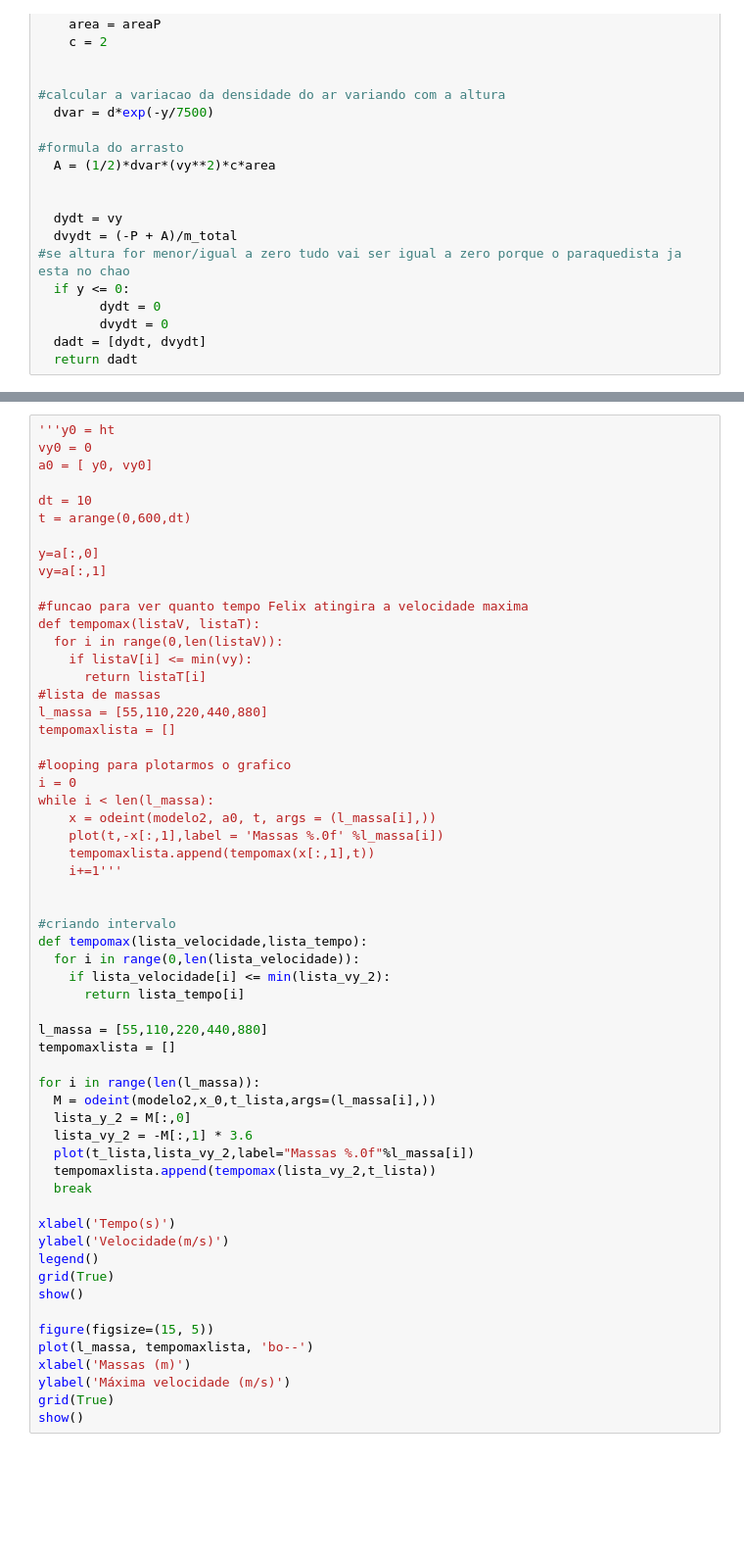
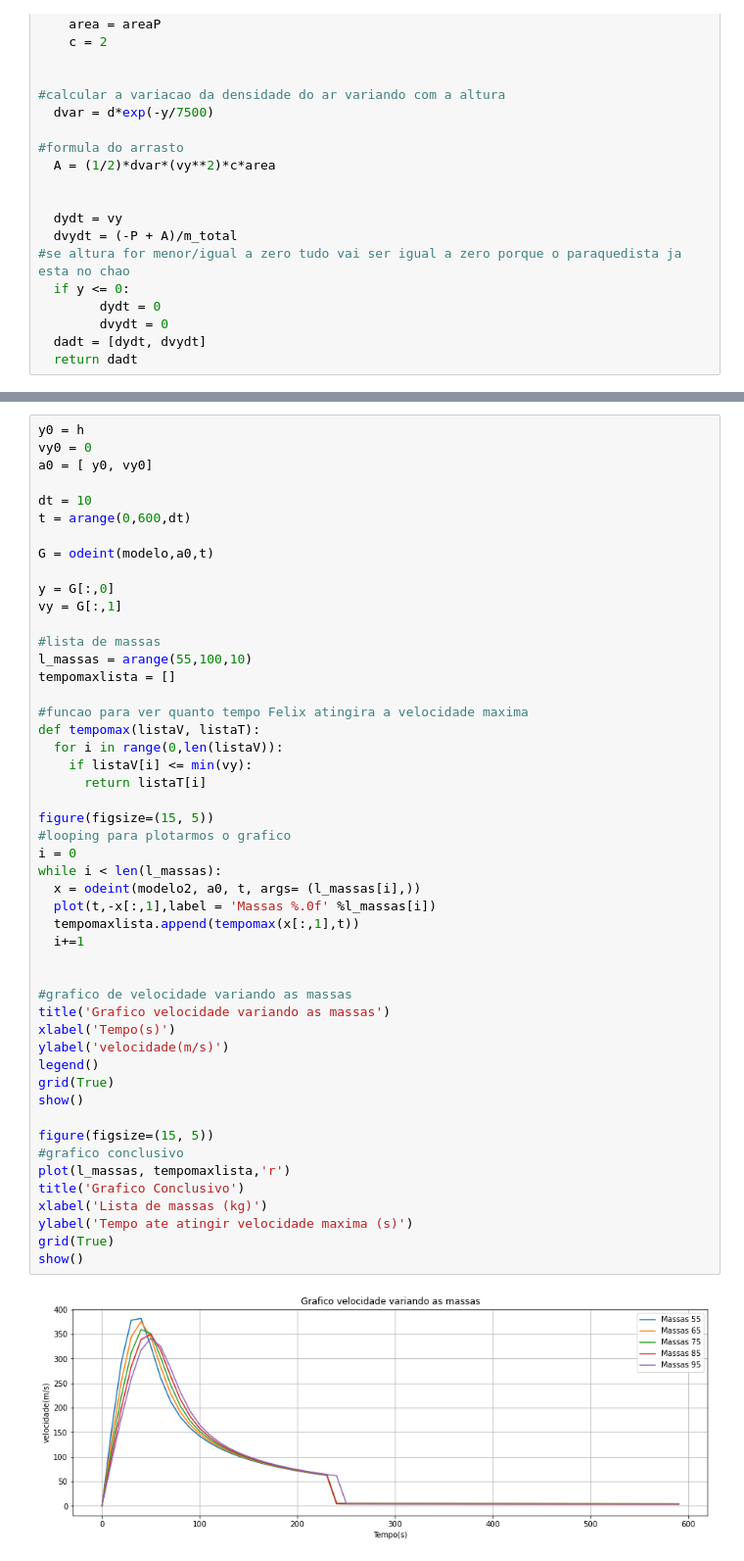
Before and after one commit to BuenoGabs/Projeto-3-Modelos-Mec-nicos-, a Jupyter notebook: p3.ipynb, the cells around one changed output, grey strips where cells are left out. Shown at 98% size. Cells and saved outputs as stored; diff of their text form; blank space fills up the shorter version.

```diff
--- a/p3.ipynb
+++ b/p3.ipynb
@@ -241,58 +233,51 @@ def modelo2(x,t,m):
 # %%
-'''y0 = ht
+y0 = h
 vy0 = 0
 a0 = [ y0, vy0]
 
 dt = 10
 t = arange(0,600,dt)
 
-y=a[:,0]
-vy=a[:,1]
+G = odeint(modelo,a0,t)
+
+y = G[:,0]
+vy = G[:,1]
+
+#lista de massas
+l_massas = arange(55,100,10)
+tempomaxlista = []
 
 #funcao para ver quanto tempo Felix atingira a velocidade maxima
 def tempomax(listaV, listaT):
   for i in range(0,len(listaV)):
     if listaV[i] <= min(vy):
       return listaT[i]
-#lista de massas
-l_massa = [55,110,220,440,880]
-tempomaxlista = []
 
+figure(figsize=(15, 5))
 #looping para plotarmos o grafico
 i = 0
-while i < len(l_massa):
-    x = odeint(modelo2, a0, t, args = (l_massa[i],))
-    plot(t,-x[:,1],label = 'Massas %.0f' %l_massa[i])
-    tempomaxlista.append(tempomax(x[:,1],t))
-    i+=1'''
+while i < len(l_massas):
+  x = odeint(modelo2, a0, t, args= (l_massas[i],))
+  plot(t,-x[:,1],label = 'Massas %.0f' %l_massas[i])
+  tempomaxlista.append(tempomax(x[:,1],t))
+  i+=1
 
 
-#criando intervalo
-def tempomax(lista_velocidade,lista_tempo):
-  for i in range(0,len(lista_velocidade)):
-    if lista_velocidade[i] <= min(lista_vy_2):
-      return lista_tempo[i]
-
-l_massa = [55,110,220,440,880]
-tempomaxlista = []
-
-for i in range(len(l_massa)):
-  M = odeint(modelo2,x_0,t_lista,args=(l_massa[i],))
-  lista_y_2 = M[:,0]
-  lista_vy_2 = -M[:,1] * 3.6
-  plot(t_lista,lista_vy_2,label="Massas %.0f"%l_massa[i])
-  tempomaxlista.append(tempomax(lista_vy_2,t_lista))
-  break
-
+#grafico de velocidade variando as massas
+title('Grafico velocidade variando as massas')
 xlabel('Tempo(s)')
-ylabel('Velocidade(m/s)')
+ylabel('velocidade(m/s)')
 legend()
 grid(True)
 show()
 
 figure(figsize=(15, 5))
-plot(l_massa, tempomaxlista, 'bo--')
-xlabel('Massas (m)')
-ylabel('Máxima velocidade (m/s)')
+#grafico conclusivo
+plot(l_massas, tempomaxlista,'r')
+title('Grafico Conclusivo')
+xlabel('Lista de massas (kg)')
+ylabel('Tempo ate atingir velocidade maxima (s)')
 grid(True)
 show()
+# %% [output]
+[figure, added]
```
Also changed, not shown: parts of 8 cells of this notebook.
